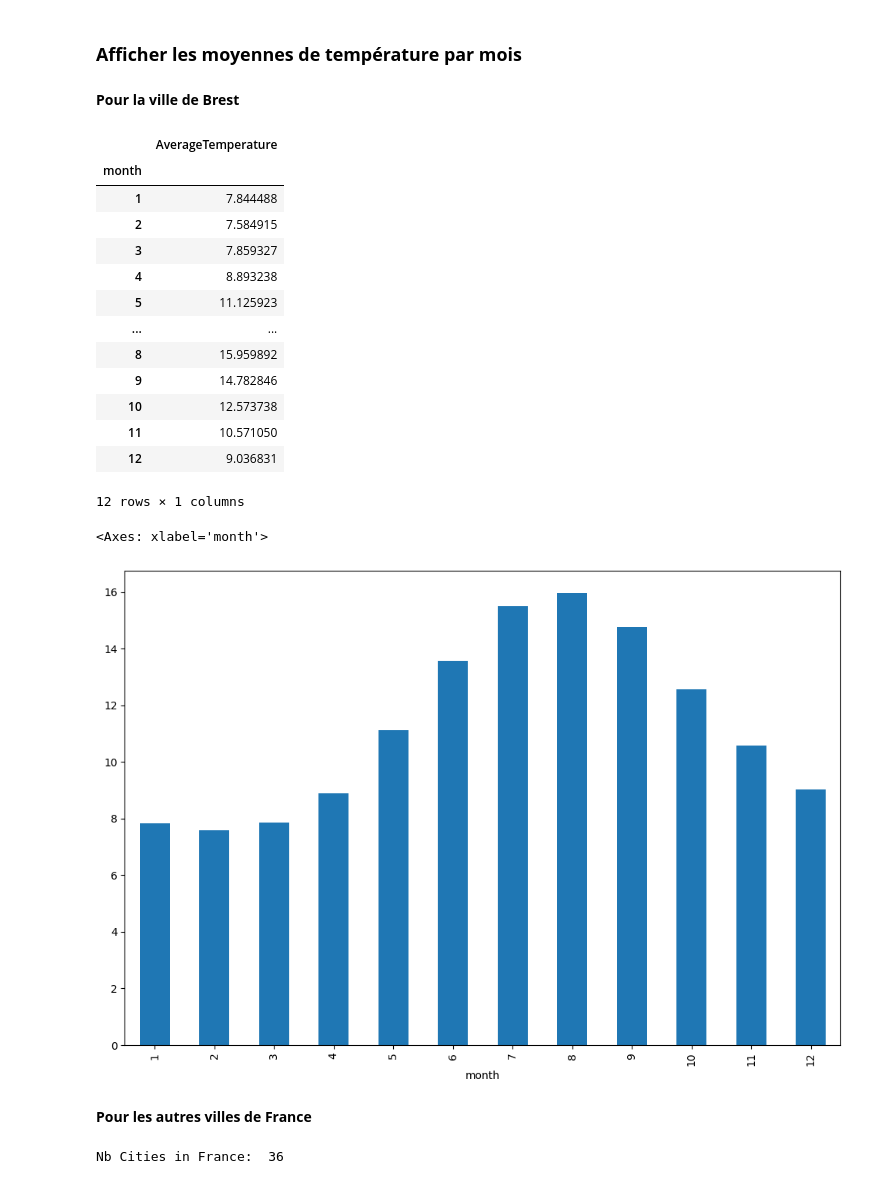
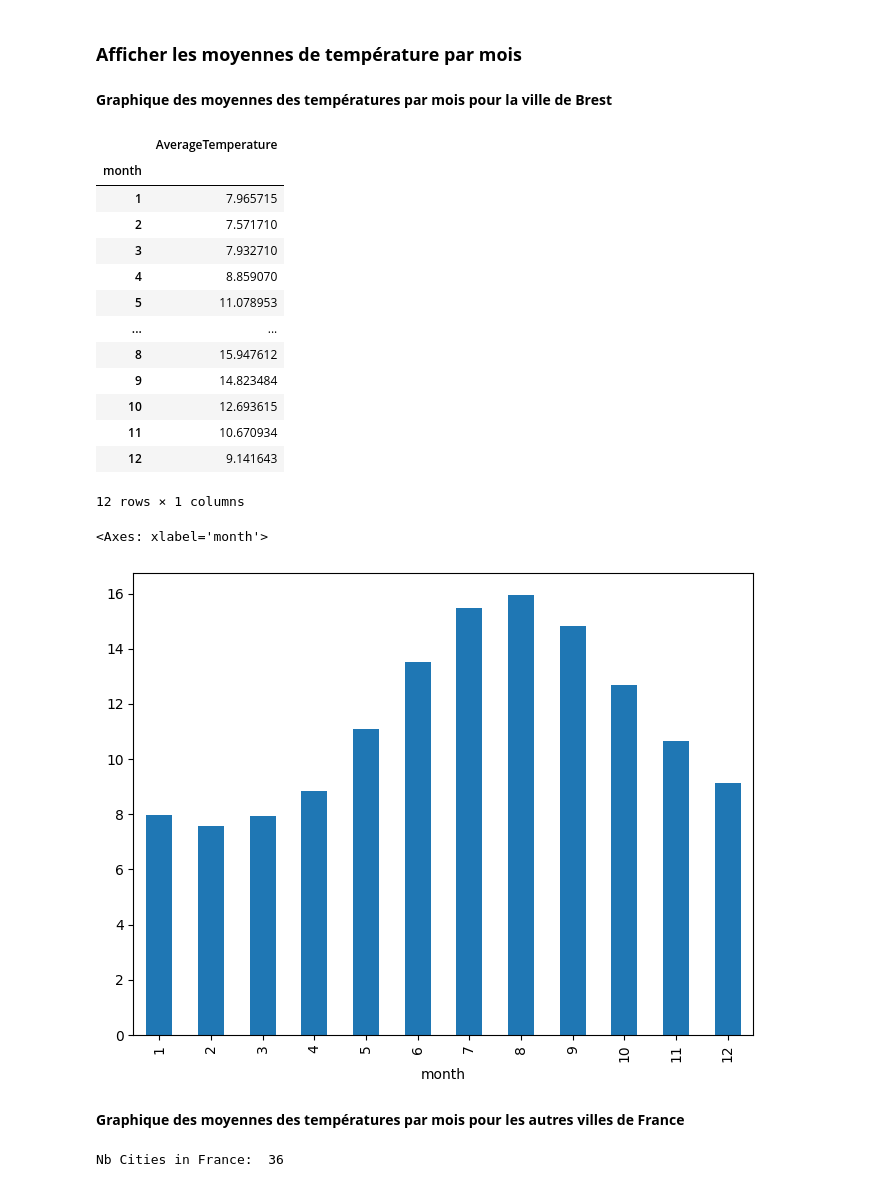
Before and after one commit to Franck-LF/time_series, a Jupyter notebook: Brief.ipynb, the cells around one changed output. Drawn from its saved outputs; the diff is of its cells as text; code cells hidden in the pictures.

```diff
--- a/Brief.ipynb
+++ b/Brief.ipynb
@@ -62,6 +66,7 @@ df_data.head()
 | 4 | 1744-03-01 | NaN | NaN | Århus | Denmark | 57.05N | 10.33E |
 # %%
 df_france = df_data[df_data['Country'] == 'France'][df_data.columns[:4]]
-df_brest = df_data[(df_data['City'] == 'Brest') & (df_data['Country'] == 'France')][df_data.columns[:3]]
-df_brest.head()
+df_brest = df_france[df_france['City'] == 'Brest'][df_france.columns[:3]]
+print(df_brest.shape)
+df_brest
 # %% [output]
@@ -209,7 +192,8 @@ Index([1753, 1754, 1755, 1756, 1757, 1758, 1759, 1760, 1761, 1762,
 # We only keep the data where we have 12 months of temperatures
 # from 1753 until 2012 (we could keep only after 1800)
 
-df_ok = df_brest_dt[df_brest_dt['year'].isin(indexes_years)]
+# df_ok = df_brest_dt[df_brest_dt['year'].isin(indexes_years)]
+df_ok = df_brest_dt[df_brest_dt['year'] >= 1800]
 df_ok
 # %% [output]
 |  | dt | AverageTemperature | AverageTemperatureUncertainty | month | year |
@@ -322,33 +291,33 @@ Warnings:
 # %% [markdown]
 ### **Afficher les moyennes de température par mois**
 # %% [markdown]
-**Pour la ville de Brest**
+**Graphique des moyennes des températures par mois pour la ville de Brest**
 # %%
 group_months = df_ok.groupby(['month']).agg({'AverageTemperature' : 'mean'})
 group_months
 # %% [output]
 |  | AverageTemperature |
 | month |  |
-| 1 | 7.844488 |
-| 2 | 7.584915 |
-| 3 | 7.859327 |
-| 4 | 8.893238 |
-| 5 | 11.125923 |
+| 1 | 7.965715 |
+| 2 | 7.571710 |
+| 3 | 7.932710 |
+| 4 | 8.859070 |
+| 5 | 11.078953 |
 | ... | ... |
-| 8 | 15.959892 |
-| 9 | 14.782846 |
-| 10 | 12.573738 |
-| 11 | 10.571050 |
-| 12 | 9.036831 |
+| 8 | 15.947612 |
+| 9 | 14.823484 |
+| 10 | 12.693615 |
+| 11 | 10.670934 |
+| 12 | 9.141643 |
 12 rows × 1 columns
 # %%
-fig, ax = plt.subplots(1, 1, figsize=(12,8))
+fig, ax = plt.subplots(1, 1, figsize=(8, 6))
 group_months.AverageTemperature.plot(ax = ax, kind='bar')
 # %% [output]
 <Axes: xlabel='month'>
-[figure, old version]
+[figure, new version]
 # %% [markdown]
-**Pour les autres villes de France**
+**Graphique des moyennes des températures par mois pour les autres villes de France**
 # %%
 df_france_ok = df_france_dt.copy()
 print("Nb Cities in France: ", len(df_france_ok.City.unique()))
```
Also changed, not shown: parts of 50 cells of this notebook.
